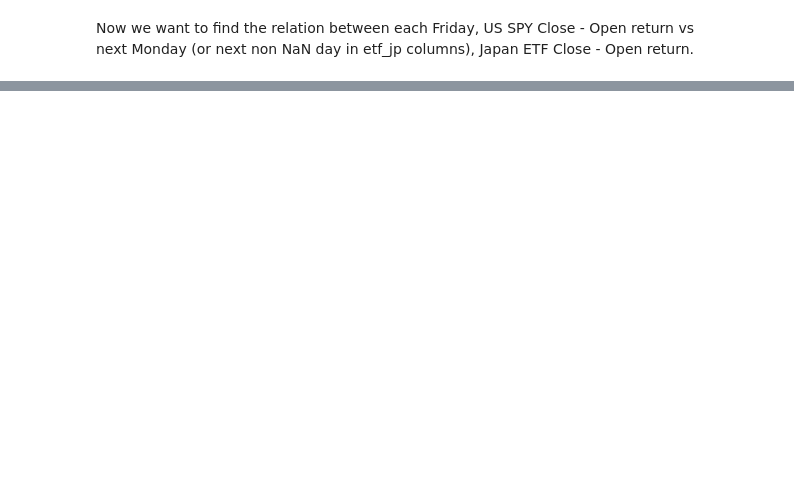
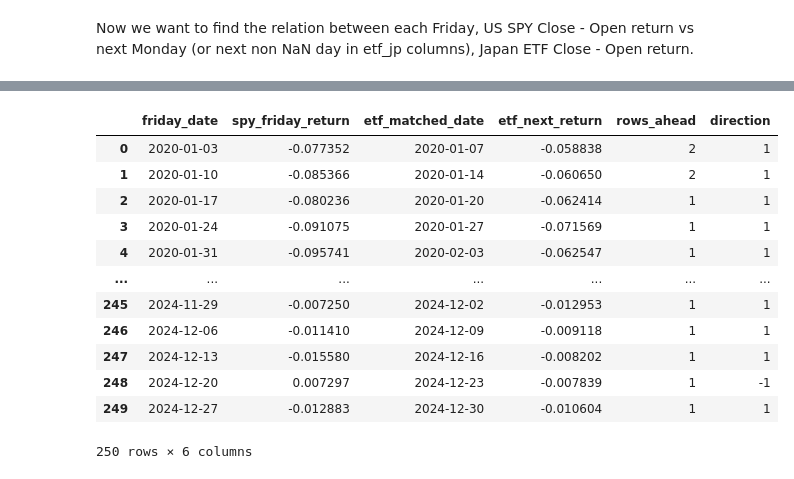
Before and after one commit to TradeInsight-Info/TiPortfolio, a Jupyter notebook: research/us_friday_vs_jp_monday.ipynb, the cells around one changed output, grey strips where cells are left out. Saved outputs shown, nothing was run; the diff lists cells and outputs as text; code cells hidden in the pictures; blank space fills up the shorter version.

```diff
--- a/research/us_friday_vs_jp_monday.ipynb
+++ b/research/us_friday_vs_jp_monday.ipynb
@@ -200,0 +273,22 @@ Saved pairs CSV to: /Users/tim/Development/TiPortfolio/research/friday_spy_vs_ne
+# %%
+# now let create a new column, direction if both are positive or both are negative, direction is 1, else -1
+
+
+pairs_df['direction'] = np.where(
+    (pairs_df['spy_friday_return'] * pairs_df['etf_next_return']) > 0, 1, -1
+)
+pairs_df
+# %% [output]
+|  | friday_date | spy_friday_return | etf_matched_date | etf_next_return | rows_ahead | direction |
+| 0 | 2020-01-03 | -0.077352 | 2020-01-07 | -0.058838 | 2 | 1 |
+| 1 | 2020-01-10 | -0.085366 | 2020-01-14 | -0.060650 | 2 | 1 |
+| 2 | 2020-01-17 | -0.080236 | 2020-01-20 | -0.062414 | 1 | 1 |
+| 3 | 2020-01-24 | -0.091075 | 2020-01-27 | -0.071569 | 1 | 1 |
+| 4 | 2020-01-31 | -0.095741 | 2020-02-03 | -0.062547 | 1 | 1 |
+| ... | ... | ... | ... | ... | ... | ... |
+| 245 | 2024-11-29 | -0.007250 | 2024-12-02 | -0.012953 | 1 | 1 |
+| 246 | 2024-12-06 | -0.011410 | 2024-12-09 | -0.009118 | 1 | 1 |
+| 247 | 2024-12-13 | -0.015580 | 2024-12-16 | -0.008202 | 1 | 1 |
+| 248 | 2024-12-20 | 0.007297 | 2024-12-23 | -0.007839 | 1 | -1 |
+| 249 | 2024-12-27 | -0.012883 | 2024-12-30 | -0.010604 | 1 | 1 |
+250 rows × 6 columns
```
Also changed, not shown: parts of 16 cells of this notebook, 1 other file.
